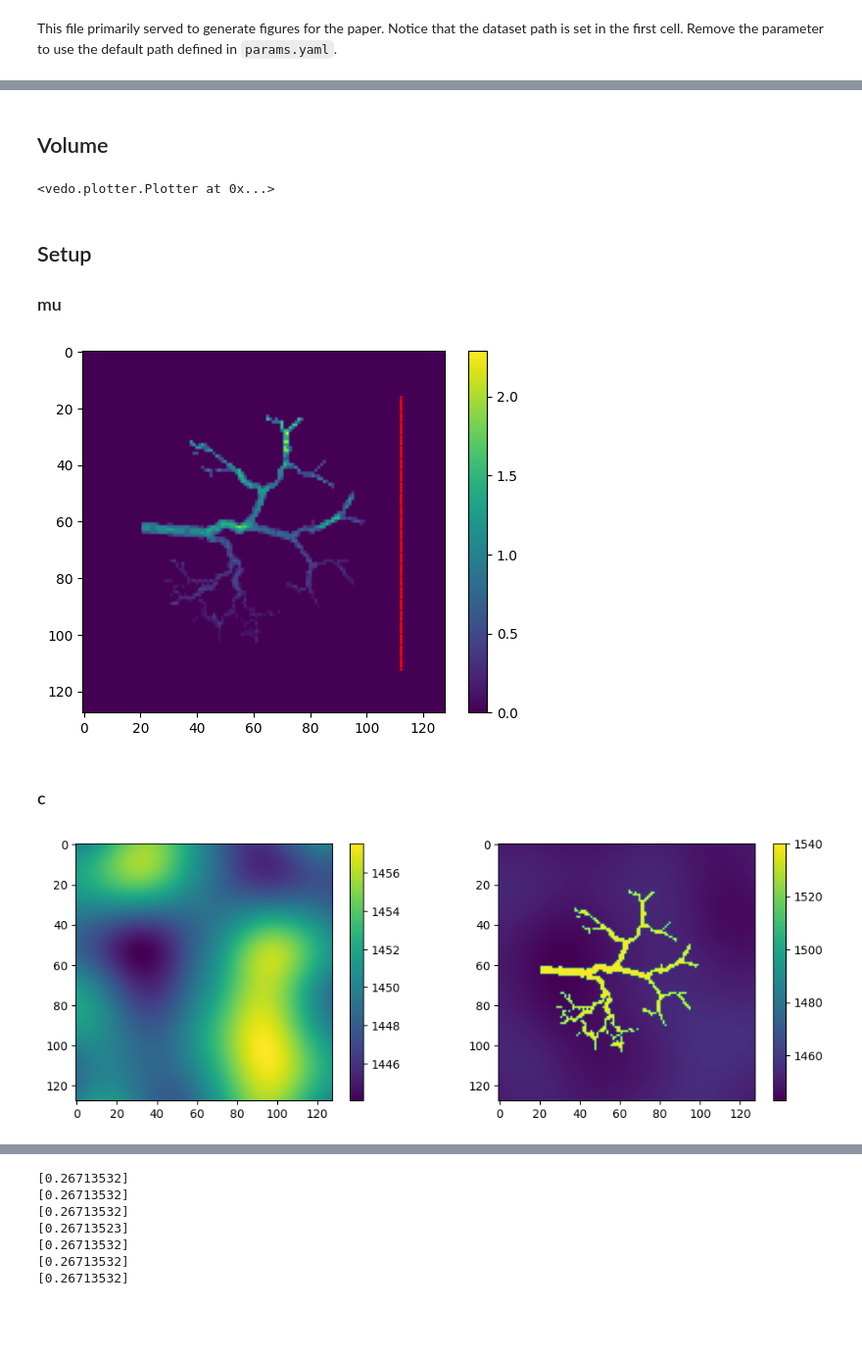
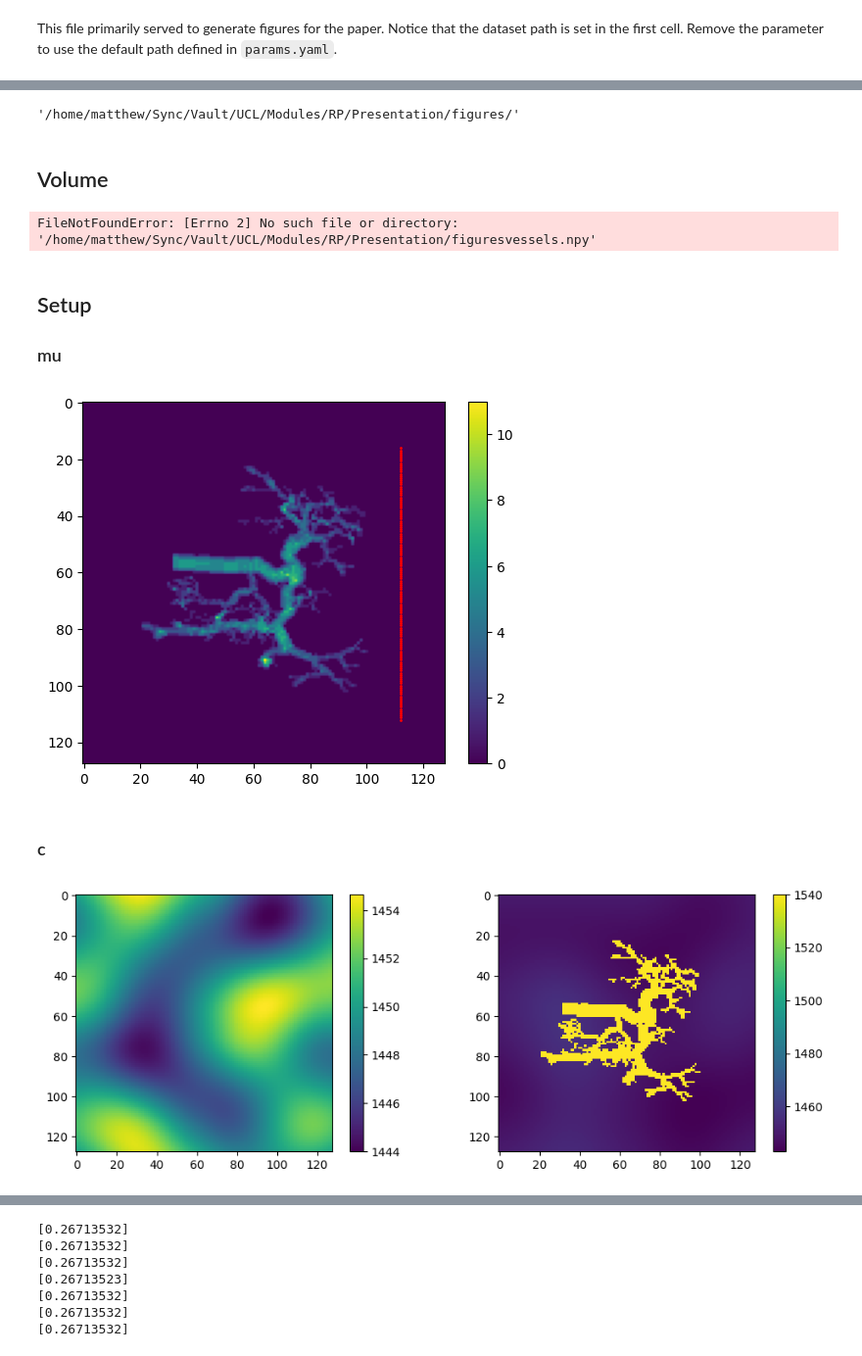
Before and after one commit to grindstm/pat, a Jupyter notebook: vis_setup.ipynb, the cells around one changed output, grey strips where cells are left out. Shown at 98% size. Cells and saved outputs as stored; diff of their text form; code cells hidden in the pictures; blank space fills up the shorter version.

```diff
--- a/vis_setup.ipynb
+++ b/vis_setup.ipynb
@@ -16,6 +16,8 @@ vedo.settings.default_backend = "vtk"
 # vedo.settings.use_parallel_projection = True
 
 import matplotlib.pyplot as plt
+import matplotlib.animation as animation
+
 # from matplotlib import colormaps
 # list(colormaps)
 from matplotlib.colors import LinearSegmentedColormap
@@ -41,13 +43,16 @@ import reconstruct as r
 from PADataset import PADataset
 from flax import linen as nn
 
+save_path = u.pres_path+'/'
+file_index=0
+
 dataset=PADataset(path="data_setup/")
-data = dataset[1]
+data = dataset[file_index]
 mu = data['mu']
 c = data['c']
-sensors = data['sensors']
 ATT_masks = data['ATT_masks']
 P_0 = data['P_0']
 P_data = data['P_data']
 angles = data['angles']
 P_data_noisy = data['P_data_noisy']
+sensors = data['sensors']
@@ -53,0 +79,19 @@ P_data_noisy = data['P_data_noisy']
+# %%
+fig, ax = plt.subplots()
+
+p_data=p_data.on_grid
+min_max_p = (np.min(p0.on_grid)-1, np.max(p0.on_grid))
+ims = []
+delay = 50
+for i in range(-delay, int(p_data.shape[0]*0.6)):
+    if i<0:
+        im = ax.imshow(p_data[0], vmin=min_max_p[0], vmax=min_max_p[1], interpolation="none")
+    im = ax.imshow(p_data[i], vmin=min_max_p[0], vmax=min_max_p[1], interpolation="none")
+    ax.axis('off')
+    ims.append([im])
+
+ani = animation.ArtistAnimation(fig, ims, blit=True)
+# ani.save(save_path+'sim_animation.gif')#, dpi=200)
+ani.save(save_path+'sim_animation.mp4', writer='ffmpeg', fps=60)
+
+plt.show()
@@ -58,51 +151,58 @@ dataset.path
+# %%
+save_path
+# %% [output]
+'/home/matthew/Sync/Vault/UCL/Modules/RP/Presentation/figures/'
 # %% [markdown]
 ## Volume
 # %%
-save_path = '../../Report/figures/'
+
+# save_path = '../../Report/figures/'
 
 # generate
-vessels = gd.generate_vessels_3d(u.N, shrink_factor=1)
+# vessels = gd.generate_vessels_3d(u.N, shrink_factor=1)
 # np.save(save_path+"vessels", vessels[0])
 
 # Volume(np.load(save_path+"vessels.npy", allow_pickle=True)).show(mode=6,resetcam=True, axes=6)
 
 Volume(np.load(save_path+"vessels.npy")).show(screenshot=save_path+"vessels_3d", size=(800, 800), axes=6, elevation=15, azimuth=15, zoom=1.2)
 # %% [output]
-<vedo.plotter.Plotter at 0x...>
+FileNotFoundError: [Errno 2] No such file or directory: '/home/matthew/Sync/Vault/UCL/Modules/RP/Presentation/figuresvessels.npy'
 # %% [markdown]
 ## Setup
 ### mu
 # %%
 plt.figure()
-plt.imshow(mu, aspect="equal")
+plt.imshow(mu, aspect="equal", interpolation="none")
 plt.scatter(sensors[1], sensors[0], c="r", s=1)
 # plt.title(r"$\boldsymbol{\mu}$ and sensor array")
-plt.colorbar(plt.imshow(P_0[0]))
-plt.savefig(save_path + "setup_2d.pdf", format='pdf', bbox_inches="tight")
+plt.colorbar(plt.imshow(mu))
+plt.savefig(save_path + "setup_2d.png", bbox_inches="tight")
+# plt.savefig(save_path + "setup_2d.pdf", format='pdf', bbox_inches="tight")
 # %% [output]
-[figure, old version]
+[figure, new version]
 # %% [markdown]
 ### c
 # %%
 
 noise = gd.generate_perlin_noise_2d(
     u.N[:2],
     [u.C_PERIODICITY] * 2,
     tileable=(False, False),
 )*u.C_VARIATION_AMPLITUDE +u.C
 
 
 fig, ax = plt.subplots(1, 2, figsize=(12, 4))
-im1 = ax[0].imshow(noise)
-im2 = ax[1].imshow(c)
+im1 = ax[0].imshow(noise, interpolation="none")
+im2 = ax[1].imshow(c, interpolation="none")
 
 # Create colorbars for each axis
 cbar1 = fig.colorbar(im1, ax=ax[0])
 cbar2 = fig.colorbar(im2, ax=ax[1])
 
-plt.savefig(save_path + "c.pdf", format="pdf", bbox_inches="tight")
+plt.savefig(save_path + "c.png", bbox_inches="tight")
+# plt.savefig(save_path + "c.pdf", format="pdf", bbox_inches="tight")
 # %% [output]
-[figure, old version]
+[figure, new version]
 # %%
 # def plot_att_masks_p0_pdata(ATT_masks, P_0, P_data, angles, save_path):
 #     num = len(angles)
```
Also changed, not shown: parts of 11 cells of this notebook, 8 other files.
